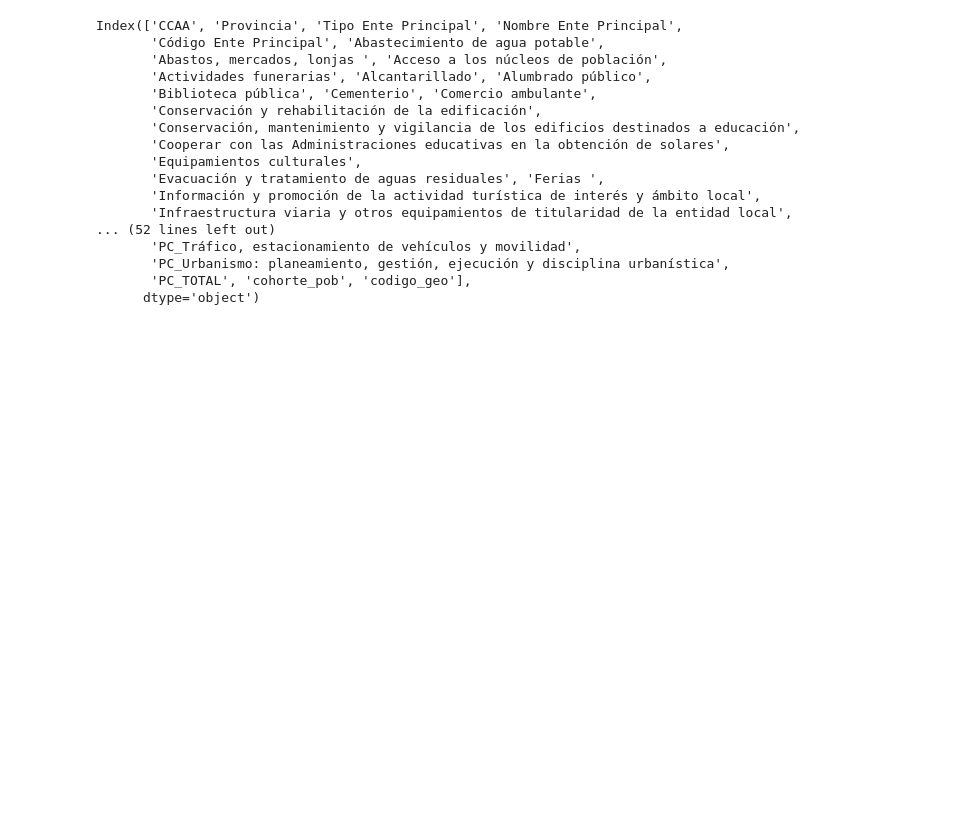
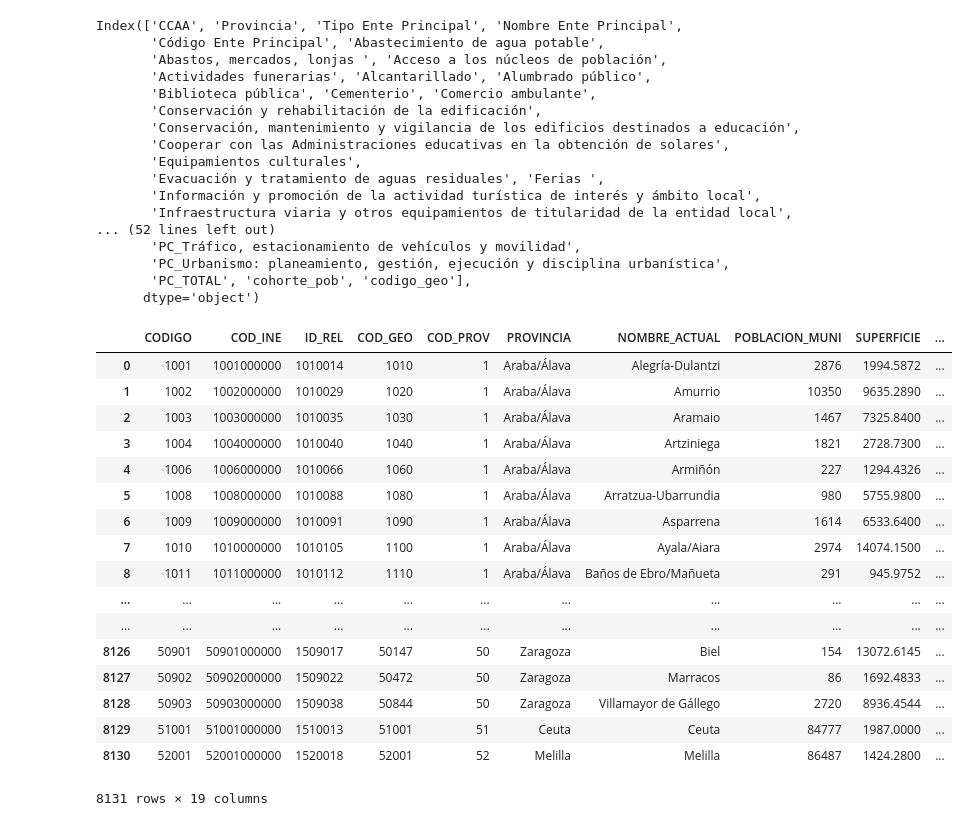
Before and after one commit to carpiero/Final_project, a Jupyter notebook: notebooks/Notebook_004.ipynb, the cells around one changed output. Saved outputs shown, nothing was run; the diff lists cells and outputs as text; code cells hidden in the pictures; blank space fills up the shorter version.

```diff
--- a/notebooks/Notebook_004.ipynb
+++ b/notebooks/Notebook_004.ipynb
@@ -20,6 +20,8 @@ df_final_pob = pd.read_parquet('../data/processed/df_final_pob.parquet')
 df_final_pob_melt = pd.read_parquet('../data/processed/df_final_pob_melt.parquet')
 df_final_pob_melt_PC = pd.read_parquet('../data/processed/df_final_pob_melt_PC.parquet')
 CCAA_CO = pd.read_parquet('../data/processed/CCAA_CO.parquet')
+MUNI_CO = pd.read_parquet('../data/processed/MUNI_CO.parquet')
+PROV_CO = pd.read_parquet('../data/processed/PROV_CO.parquet')
 # %%
 municipio_types='Abla'
 
@@ -176,3 +186,24 @@ Index(['CCAA', 'Provincia', 'Tipo Ente Principal', 'Nombre Ente Principal',
        'PC_Urbanismo: planeamiento, gestión, ejecución y disciplina urbanística',
        'PC_TOTAL', 'cohorte_pob', 'codigo_geo'],
       dtype='object')
+# %%
+MUNI_CO
+# %% [output]
+|  | CODIGO | COD_INE | ID_REL | COD_GEO | COD_PROV | PROVINCIA | NOMBRE_ACTUAL | POBLACION_MUNI | SUPERFICIE | ... |
+| 0 | 1001 | 1001000000 | 1010014 | 1010 | 1 | Araba/Álava | Alegría-Dulantzi | 2876 | 1994.5872 | ... |
+| 1 | 1002 | 1002000000 | 1010029 | 1020 | 1 | Araba/Álava | Amurrio | 10350 | 9635.2890 | ... |
+| 2 | 1003 | 1003000000 | 1010035 | 1030 | 1 | Araba/Álava | Aramaio | 1467 | 7325.8400 | ... |
+| 3 | 1004 | 1004000000 | 1010040 | 1040 | 1 | Araba/Álava | Artziniega | 1821 | 2728.7300 | ... |
+| 4 | 1006 | 1006000000 | 1010066 | 1060 | 1 | Araba/Álava | Armiñón | 227 | 1294.4326 | ... |
+| 5 | 1008 | 1008000000 | 1010088 | 1080 | 1 | Araba/Álava | Arratzua-Ubarrundia | 980 | 5755.9800 | ... |
+| 6 | 1009 | 1009000000 | 1010091 | 1090 | 1 | Araba/Álava | Asparrena | 1614 | 6533.6400 | ... |
+| 7 | 1010 | 1010000000 | 1010105 | 1100 | 1 | Araba/Álava | Ayala/Aiara | 2974 | 14074.1500 | ... |
+| 8 | 1011 | 1011000000 | 1010112 | 1110 | 1 | Araba/Álava | Baños de Ebro/Mañueta | 291 | 945.9752 | ... |
+| ... | ... | ... | ... | ... | ... | ... | ... | ... | ... | ... |
+| ... | ... | ... | ... | ... | ... | ... | ... | ... | ... | ... |
+| 8126 | 50901 | 50901000000 | 1509017 | 50147 | 50 | Zaragoza | Biel | 154 | 13072.6145 | ... |
+| 8127 | 50902 | 50902000000 | 1509022 | 50472 | 50 | Zaragoza | Marracos | 86 | 1692.4833 | ... |
+| 8128 | 50903 | 50903000000 | 1509038 | 50844 | 50 | Zaragoza | Villamayor de Gállego | 2720 | 8936.4544 | ... |
+| 8129 | 51001 | 51001000000 | 1510013 | 51001 | 51 | Ceuta | Ceuta | 84777 | 1987.0000 | ... |
+| 8130 | 52001 | 52001000000 | 1520018 | 52001 | 52 | Melilla | Melilla | 86487 | 1424.2800 | ... |
+8131 rows × 19 columns
```
Also changed, not shown: parts of 3 cells of this notebook, 5 other files.
